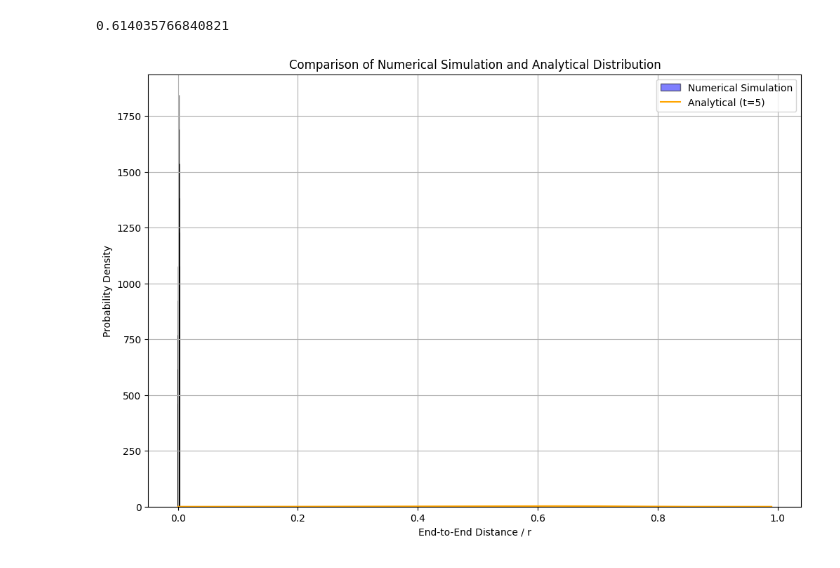
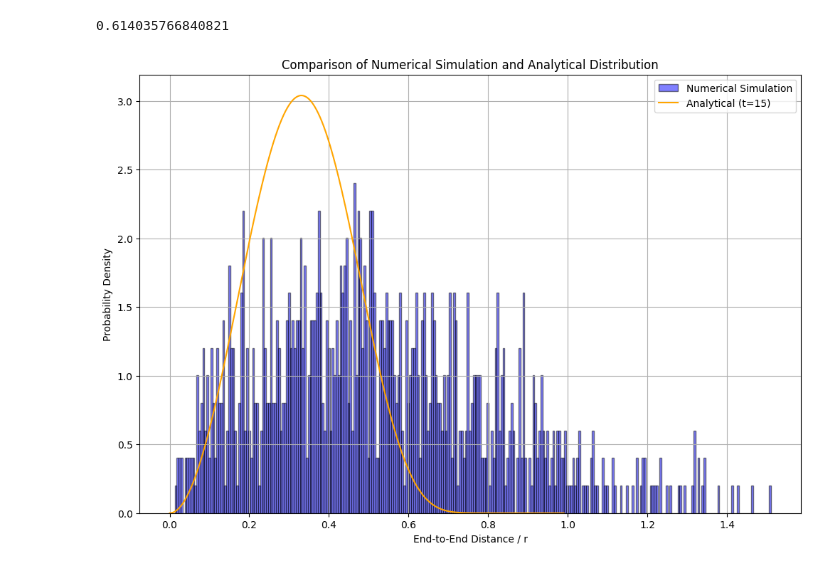
Before and after one commit to B-hub-hue/Python.exam_polymer, a Jupyter notebook: Python_exam_py.ipynb, the cells around one changed output. Drawn from its saved outputs; the diff is of its cells as text; code cells hidden in the pictures.

```diff
--- a/Python_exam_py.ipynb
+++ b/Python_exam_py.ipynb
@@ -147,10 +147,10 @@ def end_to_end_distance(positions):
 
 
 # Parameters for Numerical Simulation
-num_segments = 1000  # Number of segments in the polymer chain
+num_segments = 100  # Number of segments in the polymer chain
 num_trials = 1000   # Number of trials to gather distances
-persistence_length = 30  # Persistence length
-
+persistence_length = 250  # Persistence length
+axis_of_rotation = np.array([1, 1, 1])  # Rotate around z-axis
 # Store distances for the numerical simulation
 distances = []
 
@@ -161,14 +161,10 @@ for _ in range(num_trials):
     for _ in range(1, num_segments):
         # Sample theta (polar angle) from Gaussian distribution
         theta = custom_gaussian_theta(1 / np.sqrt(persistence_length))
-
-        # Random axis of rotation (normal vector)
-        axis_of_rotation = np.random.random(3) - 0.5  # Random axis between -0.5 and 0.5
-        axis_of_rotation = axis_of_rotation / np.linalg.norm(axis_of_rotation)
+        axis_of_rotation = np.cross(np.random.random(size=3), vectors[-1])
 
         # Sample phi (dihedral angle) uniformly between 0 and 2*pi
         phi = np.random.uniform(0, 2 * np.pi)
-
         # Rotate the previous vector by theta and phi
         new_vector = rodrigues_rotation(vectors[-1], axis_of_rotation, theta, phi)
         vectors.append(new_vector)
@@ -180,34 +176,35 @@ for _ in range(num_trials):
     distance = end_to_end_distance(vectors)
     distances.append(distance)
 
 # Prepare data for Analytical Distribution
-def P(r, t):
+def P(r = np.linspace(0, 0.99, 1000), t = 0.5):
     """Analytical solution for the probability distribution of end-to-end distance for worm-like chains."""
     a = 0.75 * t
     C = 1 / ((np.pi**3 / 2) * (np.exp(-a)) * (a**(-3/2)) * ((1 + 3 * a**-1) + (15 / 4) * (a**-2)))
     prob = 4 * C * np.pi * (r**2 / (1 - r**2)**(9/2)) * np.exp((-3 * t / 4) * (1 / (1 - r**2)))
     prob /= np.trapz(prob, r)  # Normalize using trapezoidal integration
     return prob
 
 # Range of r values for analytical function
-r = np.linspace(0, 0.99, 1000)
-t_value = 5  # Let's take t = 10 for the analytical distribution
+#r = np.linspace(0, 0.99, 1000)
+t = 15
+t_value = t  # Let's take t = 10 for the analytical distribution
 analytical_result = P(r, t_value)
 
 # Plotting both distributions
 plt.figure(figsize=(12, 8))
 
 # Plot numerical simulation results
 plt.hist(distances, bins=300, density=True, alpha=0.5, color='blue', edgecolor='black', label='Numerical Simulation')
 
 # Plot analytical result
 plt.plot(r, analytical_result, color='orange', label=f'Analytical (t={t_value})')
 
 plt.xlabel('End-to-End Distance / r')
 plt.ylabel('Probability Density')
 plt.title('Comparison of Numerical Simulation and Analytical Distribution')
 plt.legend()
 plt.grid(True)
 plt.show()
 # %% [output]
-[figure, old version]
+[figure, new version]
```
